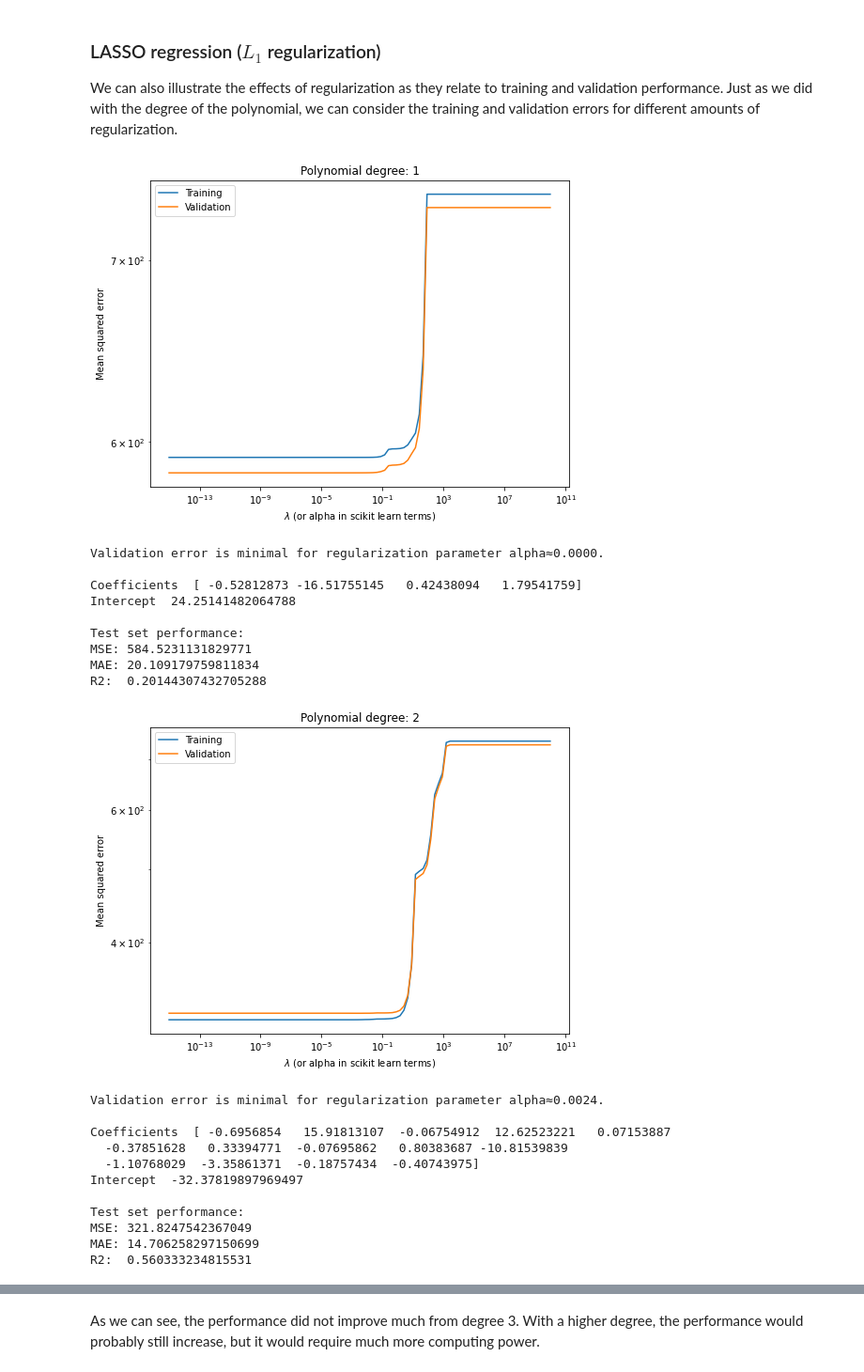
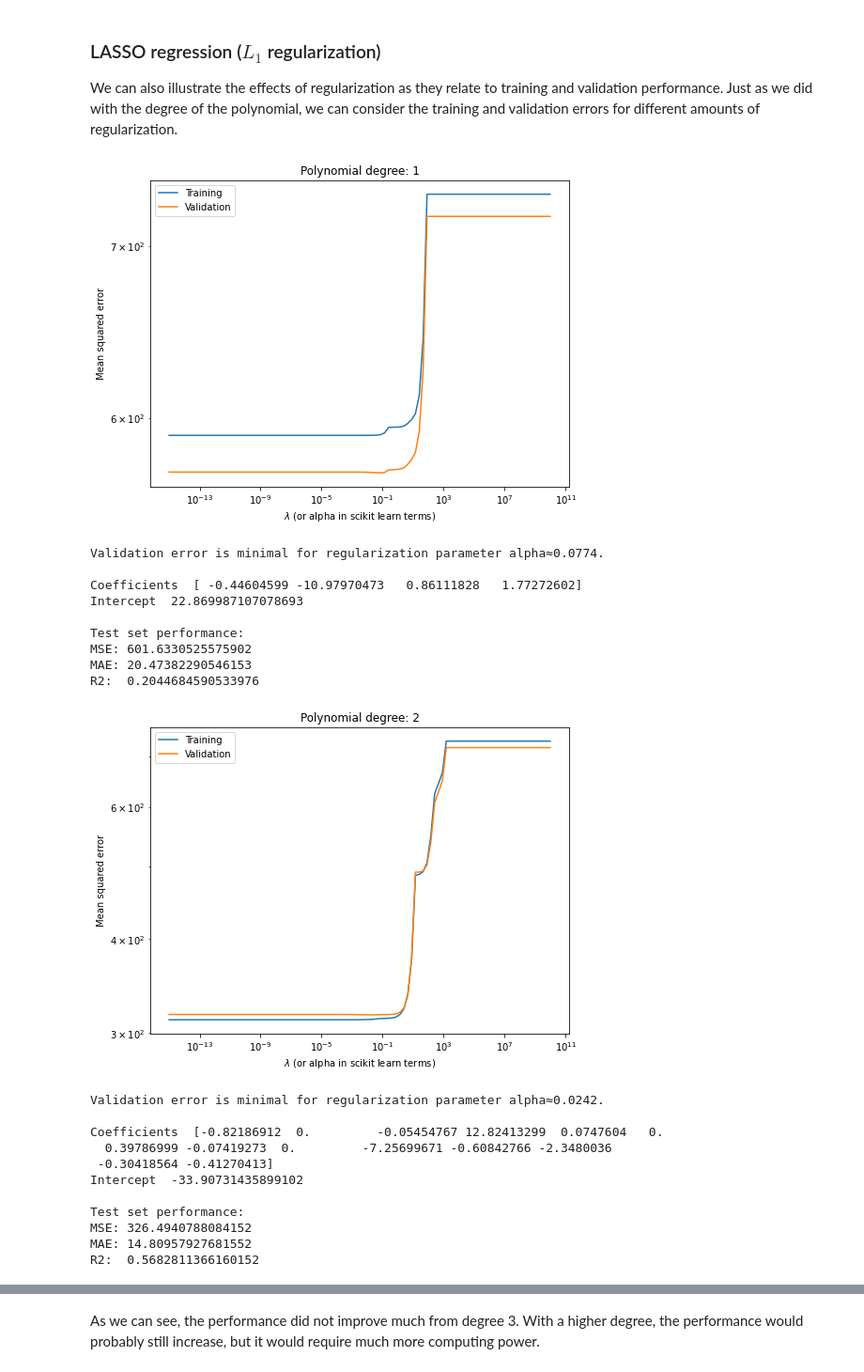
Before and after one commit to mschwa1010/AA_2022-23_Team_8, a Jupyter notebook: Prediction.ipynb, the cells around one changed output, grey strips where cells are left out. Shown at 94% size. Saved outputs shown, nothing was run; the diff lists cells and outputs as text; code cells hidden in the pictures.

```diff
--- a/Prediction.ipynb
+++ b/Prediction.ipynb
@@ -295,13 +295,14 @@ for degree in range(1,7):
     # fit model
     poly = PolynomialFeatures(degree=degree, include_bias=False)
     poly_features = poly.fit_transform(X)
-    X_train, X_test, y_train, y_test = train_test_split(poly_features, y, test_size=0.3, random_state=9626)
+    X_train, X_test, y_train, y_test = train_test_split(poly_features, y, test_size=0.3, random_state=682)
+    X_train, X_val, y_train, y_val = train_test_split(X_train, y_train, test_size=(0.2/0.7),random_state=682)
     poly_reg_model = LinearRegression()
     poly_reg_model.fit(X_train, y_train)
 
     # compute errors
     err_train.append(mean_squared_error(poly_reg_model.predict(X_train), y_train))
-    err_cv.append(mean_squared_error(poly_reg_model.predict(X_test), y_test))
+    err_cv.append(mean_squared_error(poly_reg_model.predict(X_val), y_val))
 
 plt.figure(figsize = (8,6))
 plt.semilogy(range(1,7), err_train, range(1, 7), err_cv)
@@ -367,7 +369,8 @@ for degree in range(1,7):
     # fit model
     poly = PolynomialFeatures(degree=degree, include_bias=False)
     poly_features = poly.fit_transform(X)
-    X_train, X_test, y_train, y_test = train_test_split(poly_features, y, test_size=0.3, random_state=9626)
+    X_train, X_test, y_train, y_test = train_test_split(poly_features, y, test_size=0.3, random_state=682)
+    X_train, X_val, y_train, y_val = train_test_split(X_train, y_train, test_size=(0.2/0.7),random_state=682)
 
     err_train = []
     err_cv = []
@@ -383,62 +386,62 @@ for degree in range(1,7):
         # compute errors
         err_train.append(mean_squared_error(model_L1.predict(X_train), y_train))
 
-        prediction = model_L1.predict(X_test)
-        err_cv.append(mean_squared_error(prediction, y_test))
+        prediction = model_L1.predict(X_val)
+        err_cv.append(mean_squared_error(prediction, y_val))
 
 
 
-        if(r2_score(y_test, prediction) > ideal_r2_score):
-            ideal_r2_score = r2_score(y_test, prediction)
+        if(r2_score(y_val, prediction) > ideal_r2_score):
+            ideal_r2_score = r2_score(y_val, prediction)
             ideal_alpha = alpha
 
     #Plot errors
     plt.figure(figsize = (8,6))
     plt.loglog(np.logspace(-15,10,100), err_train, np.logspace(-15,10,100), err_cv)
     plt.title(f"Polynomial degree: {degree}")
     plt.legend(["Training", "Validation"])
     plt.xlabel("$\lambda$ (or alpha in scikit learn terms)")
     plt.ylabel("Mean squared error")
     plt.show()
 
     print(f"Validation error is minimal for regularization parameter alpha≈{ideal_alpha:.4f}.")
 
     # fit with ideal para
     model_L1 = Lasso(alpha = ideal_alpha)
     model_L1.fit(X_train, y_train)
     prediction = model_L1.predict(X_test)
     print("\nCoefficients ", model_L1.coef_, "\nIntercept ", model_L1.intercept_ )
 
     print("\nTest set performance:")
 
     print("MSE:", mean_squared_error(y_test, prediction))
     print("MAE:", mean_absolute_error(y_test, prediction))
     print("R2: ", r2_score(y_test, prediction))
 
     if(ideal_r2_score > ideal_r2_score_lasso):
         ideal_r2_score_lasso = ideal_r2_score
         ideal_degree_lasso = degree
         ideal_alpha_lasso = ideal_alpha
 # %% [output]
-[figure, old version]
+[figure, new version]
-Validation error is minimal for regularization parameter alpha≈0.0000.
+Validation error is minimal for regularization parameter alpha≈0.0774.
 
-Coefficients  [ -0.52812873 -16.51755145   0.42438094   1.79541759]
-Intercept  24.25141482064788
+Coefficients  [ -0.44604599 -10.97970473   0.86111828   1.77272602]
+Intercept  22.869987107078693
 
 Test set performance:
-MSE: 584.5231131829771
-MAE: 20.109179759811834
-R2:  0.20144307432705288
+MSE: 601.6330525575902
+MAE: 20.47382290546153
+R2:  0.2044684590533976
-[figure, old version]
+[figure, new version]
-Validation error is minimal for regularization parameter alpha≈0.0024.
+Validation error is minimal for regularization parameter alpha≈0.0242.
 
-Coefficients  [ -0.6956854   15.91813107  -0.06754912  12.62523221   0.07153887
-  -0.37851628   0.33394771  -0.07695862   0.80383687 -10.81539839
-  -1.10768029  -3.35861371  -0.18757434  -0.40743975]
-Intercept  -32.37819897969497
+Coefficients  [-0.82186912  0.         -0.05454767 12.82413299  0.0747604   0.
+  0.39786999 -0.07419273  0.         -7.25699671 -0.60842766 -2.3480036
+ -0.30418564 -0.41270413]
+Intercept  -33.90731435899102
 
 Test set performance:
-MSE: 321.8247542367049
-MAE: 14.706258297150699
-R2:  0.560333234815531
+MSE: 326.4940788084152
+MAE: 14.80957927681552
+R2:  0.5682811366160152
```
Also changed, not shown: parts of 20 cells of this notebook.
